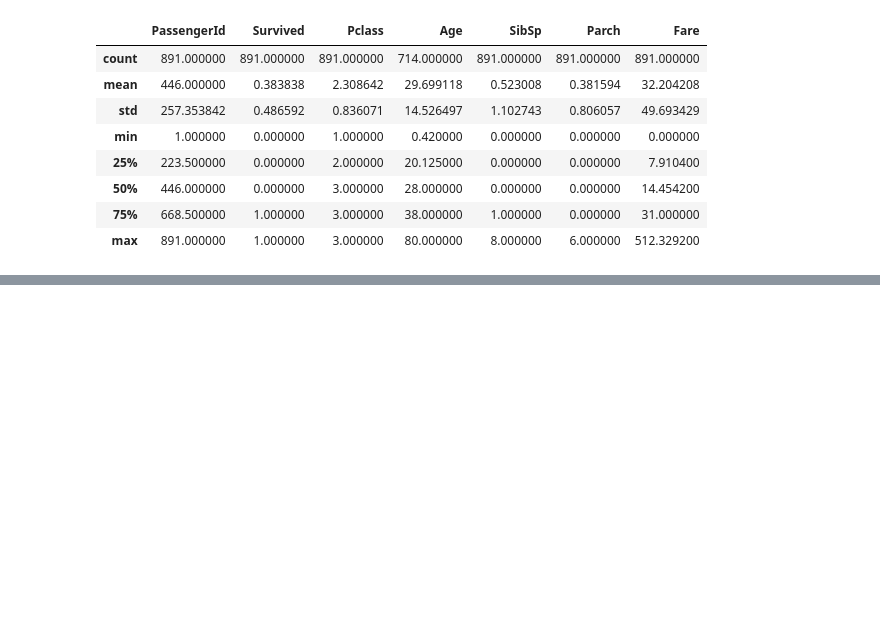
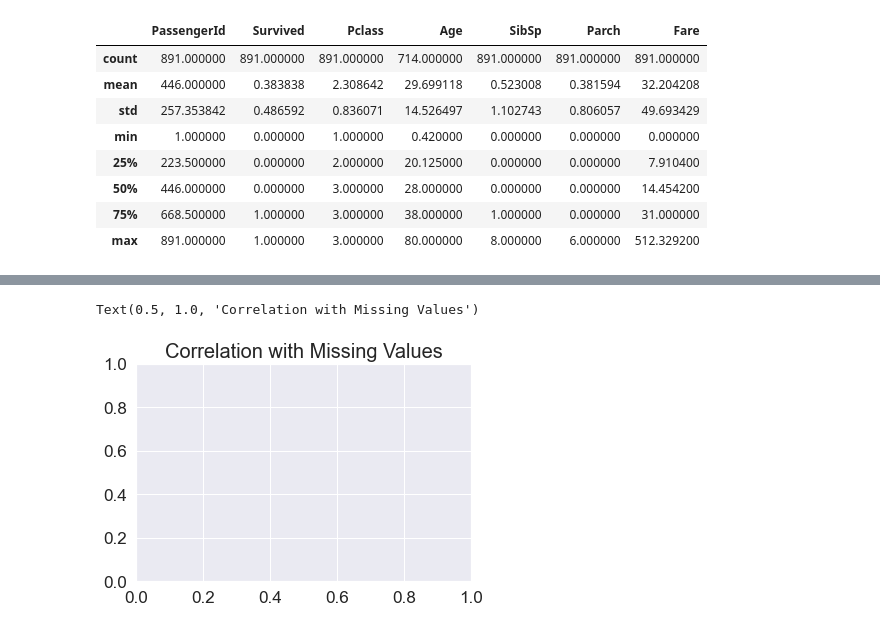
Before and after one commit to chanyadeshani/Group8, a Jupyter notebook: assessment .ipynb, the cells around one changed output, grey strips where cells are left out. Cells and saved outputs as stored; diff of their text form; code cells hidden in the pictures; blank space fills up the shorter version.

```diff
--- a/assessment .ipynb
+++ b/assessment .ipynb
@@ -55,0 +201,8 @@ x_train, x_test, y_train, y_test = train_test_split(x, y, test_size=0.33, random
+# %%
+
+missingdata_df = df_train.columns[df_train.isnull().any()].tolist()
+df_train[missingdata_df], figsize=(8,6)
+plt.title("Correlation with Missing Values", fontsize = 20)
+# %% [output]
+Text(0.5, 1.0, 'Correlation with Missing Values')
+[figure, added]
```
Also changed, not shown: parts of 125 cells of this notebook.
